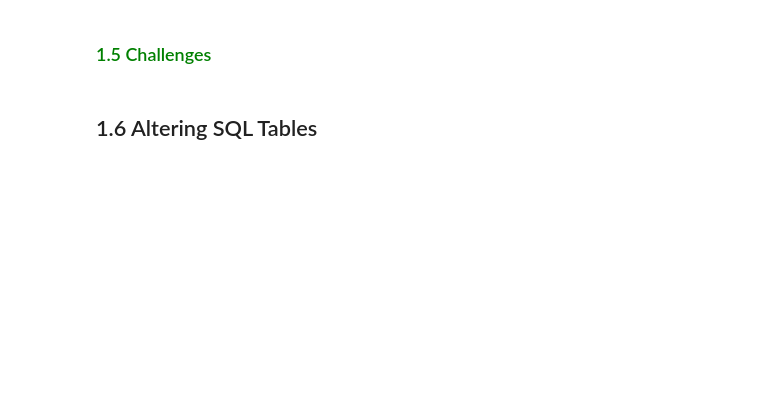
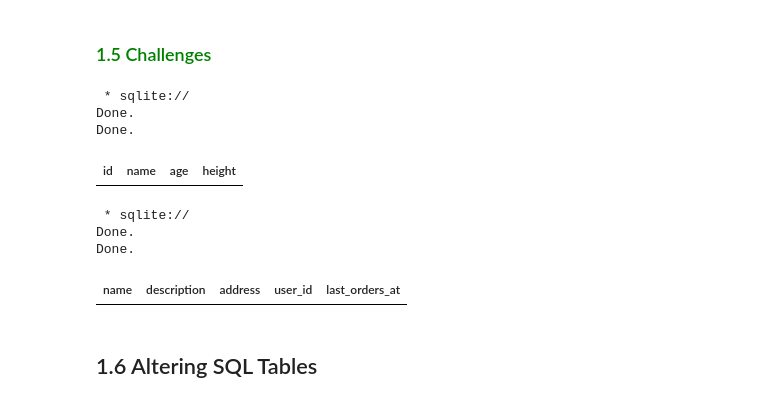
Before and after one commit to Dennis-Kiarie/SQL-Starter-Kit, a Jupyter notebook: SQL_Programming_Getting_Started_with_Databases.ipynb, the cells around one changed output. Saved outputs shown, nothing was run; the diff lists cells and outputs as text; code cells hidden in the pictures; blank space fills up the shorter version.

```diff
--- a/SQL_Programming_Getting_Started_with_Databases.ipynb
+++ b/SQL_Programming_Getting_Started_with_Databases.ipynb
@@ -205,18 +322,43 @@ CREATE TABLE IF NOT EXISTS TeamMembers (
 # Let's create a new table called latest_players with similar fields to
 # the already created Players table but specify the default value to unknown
 #
-OUR CODE GOES HERE
+%%sql
+CREATE TABLE IF NOT EXISTS latest_players(
+  id INT PRIMARY KEY,
+  name TEXT,
+  age INT DEFAULT 'Unknown',
+  height REAL
+);
+select * from latest_players;
+# %% [output]
+ * sqlite://
+Done.
+Done.
+| id | name | age | height |
 # %%
 # Challenge 2
 # Let's create a new table called restaurants with the fields
 # - name: string
 # - description: text
 # - address: string, default value is unknown
 # - user_id: integer
 # - last_orders_at: date
 # We can perform data type external research if need be
 #
-OUR CODE GOES HERE
+%%sql
+CREATE TABLE IF NOT EXISTS restaurants(
+  name STRING,
+  description TEXT,
+  address STRING DEFAULT 'Unknown',
+  user_id INT,
+  last_orders_at DATE
+);
+select * from restaurants;
+# %% [output]
+ * sqlite://
+Done.
+Done.
+| name | description | address | user_id | last_orders_at |
 # %% [markdown]
 ## 1.6 Altering SQL Tables
 # %%
```
Also changed, not shown: parts of 26 cells of this notebook.
